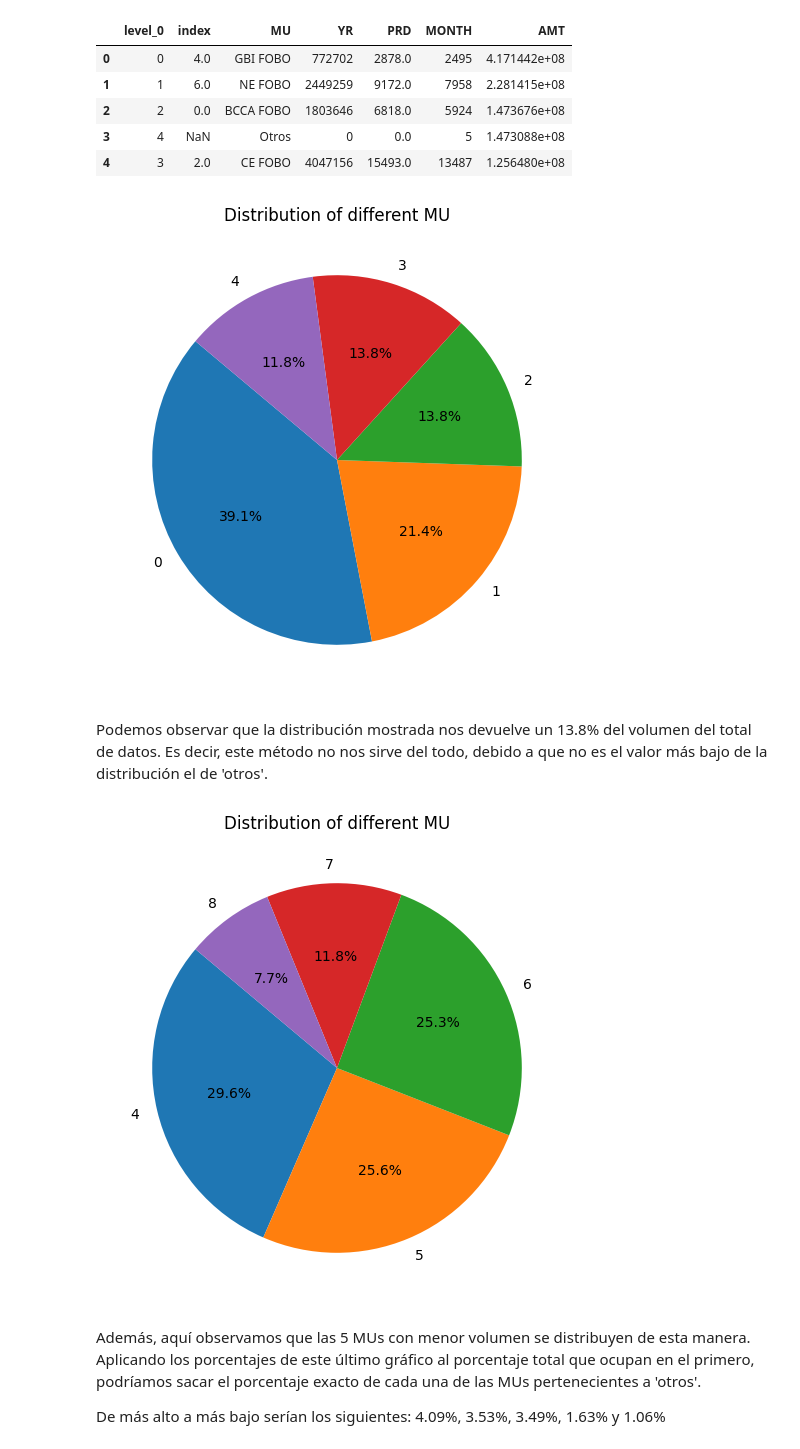
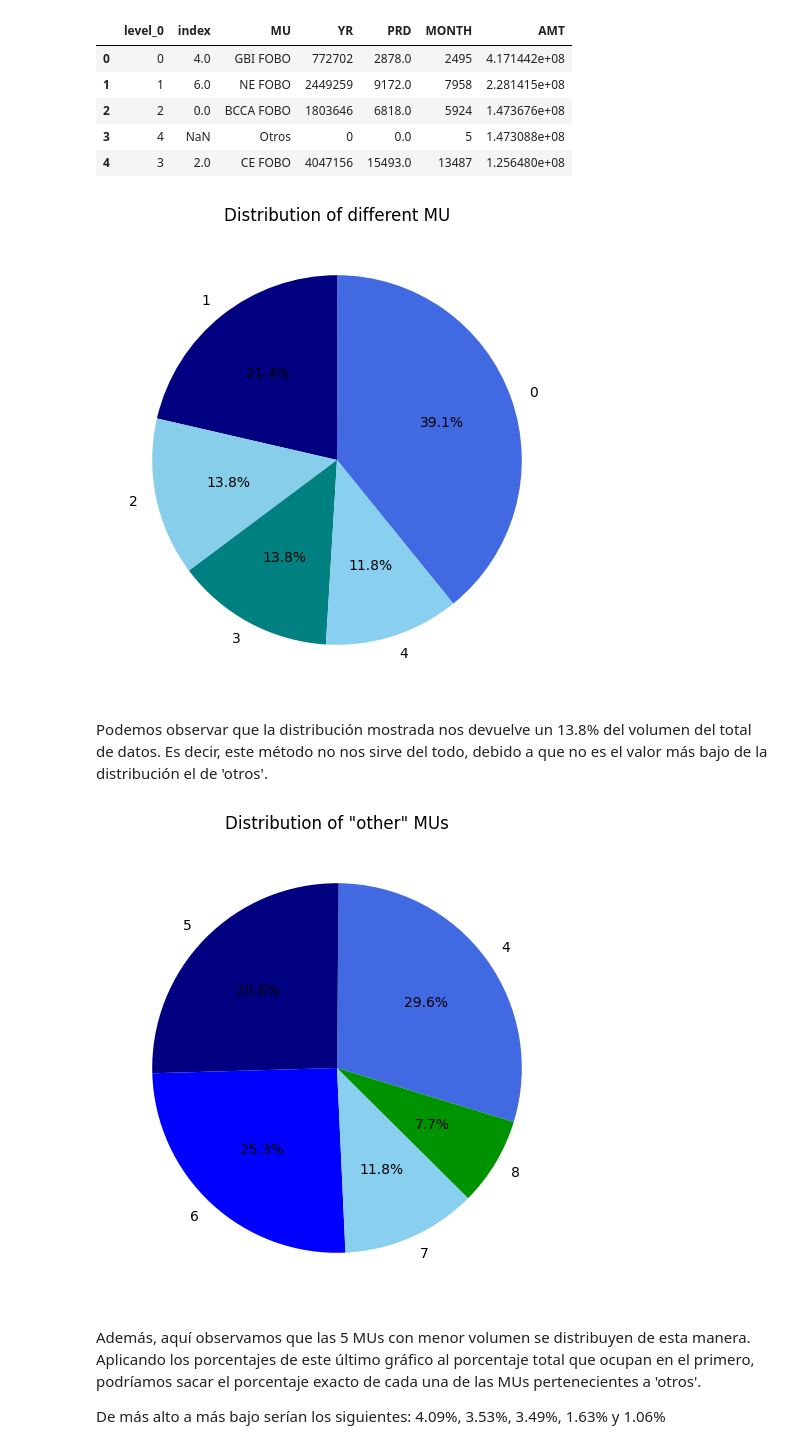
Before and after one commit to Ana-AlonsoCanizares/Visualizacion_datos, a Jupyter notebook: Pr1_VisualizacionDatos_AnaAlonso.ipynb, the cells around one changed output. Cells and saved outputs as stored; diff of their text form; code cells hidden in the pictures.

```diff
--- a/Pr1_VisualizacionDatos_AnaAlonso.ipynb
+++ b/Pr1_VisualizacionDatos_AnaAlonso.ipynb
@@ -185,23 +183,26 @@ MU
 # %%
 # Create a pie chart with labels and percentages
 
+colors = ['#4169E1', '#000080', '#87CEEB', '#008080', '#89CFF0']
+
 plt.figure(figsize=(6, 6))
-plt.pie(MU['AMT'], labels=MU['AMT'].index, autopct='%1.1f%%', startangle=140)
+plt.pie(MU['AMT'], labels=MU['AMT'].index, colors=colors, autopct='%1.1f%%', startangle=309)
 plt.title('Distribution of different MU')
 plt.show()
 # %% [output]
-[figure, old version]
+[figure, new version]
 # %% [markdown]
 Podemos observar que la distribución mostrada nos devuelve un 13.8% del volumen del total de datos. Es decir, este método no nos sirve del todo, debido a que no es el valor más bajo de la distribución el de 'otros'.
 # %%
 # Create a pie chart with labels and percentages
+colors = ['#4169E1', '#000080', 'blue', '#89CFF0', '#009300']
 
 plt.figure(figsize=(6, 6))
-plt.pie(MU2['AMT'], labels=MU2['AMT'].index, autopct='%1.1f%%', startangle=140)
-plt.title('Distribution of different MU')
+plt.pie(MU2['AMT'], labels=MU2['AMT'].index, colors=colors ,autopct='%1.1f%%', startangle=343)
+plt.title('Distribution of "other" MUs')
 plt.show()
 # %% [output]
-[figure, old version]
+[figure, new version]
 # %% [markdown]
 Además, aquí observamos que las 5 MUs con menor volumen se distribuyen de esta manera. Aplicando los porcentajes de este último gráfico al porcentaje total que ocupan en el primero, podríamos sacar el porcentaje exacto de cada una de las MUs pertenecientes a 'otros'.
 
```
Also changed, not shown: parts of 17 cells of this notebook.
